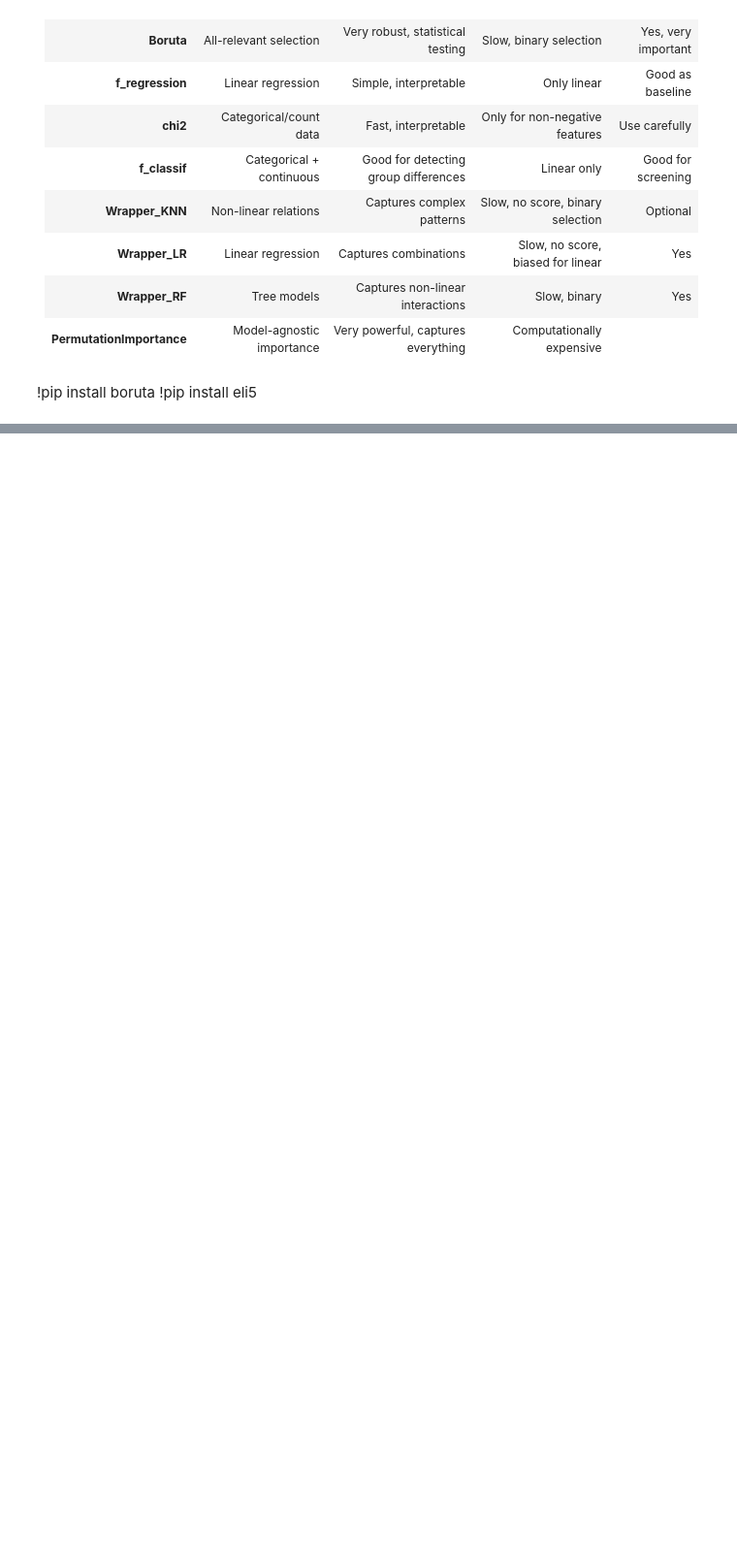
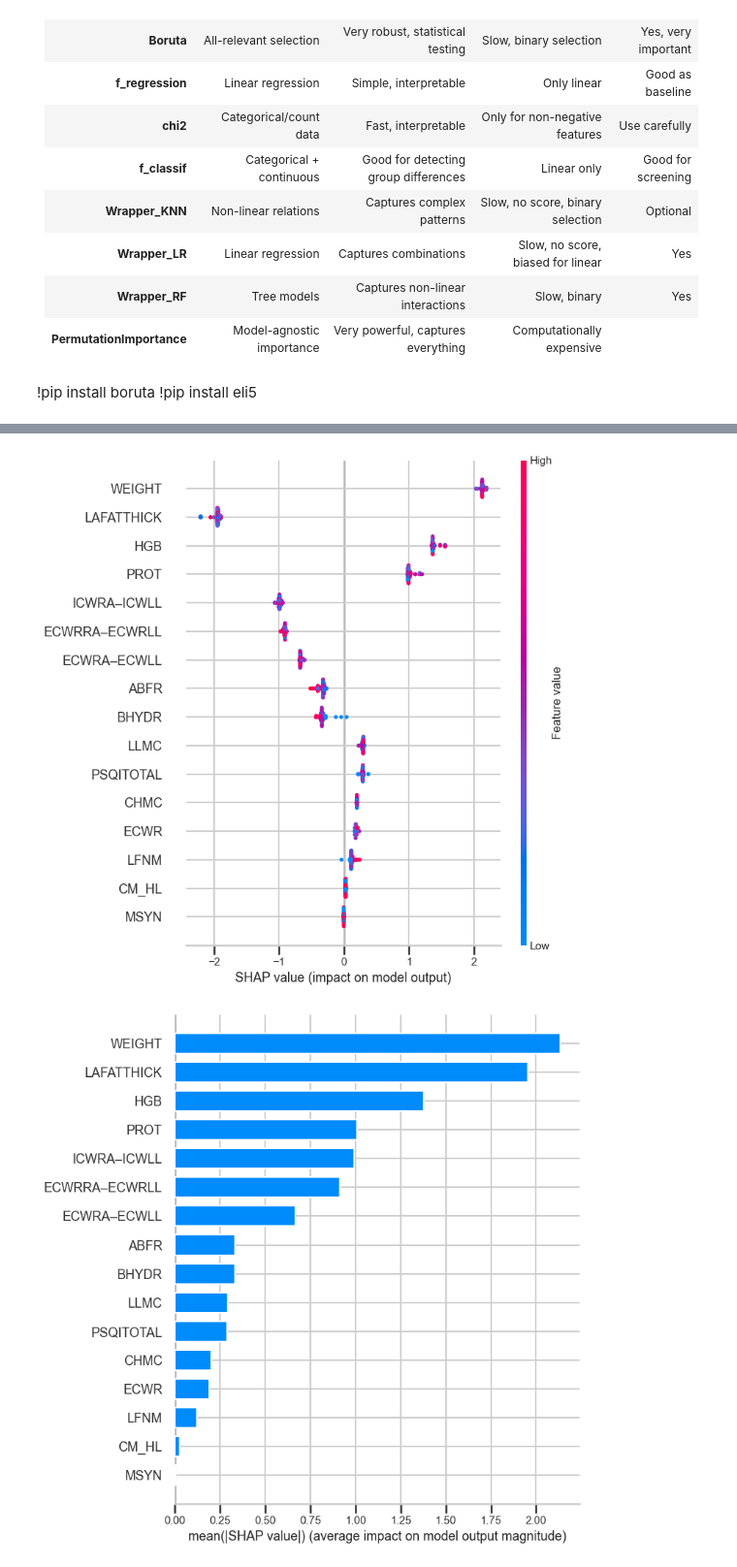
Before and after one commit to RafsanJany-UST/CODE_With_SHA, a Jupyter notebook: MY/Triassic_1.ipynb, the cells around one changed output, grey strips where cells are left out. Shown at 97% size. Cells and saved outputs as stored; diff of their text form; code cells hidden in the pictures; blank space fills up the shorter version.

```diff
--- a/MY/Triassic_1.ipynb
+++ b/MY/Triassic_1.ipynb
@@ -559,0 +1158,43 @@ for method in feature_method:
+# %%
+
+
+import shap
+import lime
+import lime.lime_tabular
+from sklearn.inspection import PartialDependenceDisplay
+import matplotlib.pyplot as plt
+import seaborn as sns
+
+# Important: choose your "best model" and feature set from Step 4
+
+# Example — assume RandomForest + MinimalStableFeatures
+# can change this:
+
+best_model = RandomForestRegressor(n_estimators=100, random_state=42)
+X_best = X_minimal
+y_best = y
+
+# Train best model on full data
+scaler = StandardScaler()
+X_scaled = scaler.fit_transform(X_best)
+
+best_model.fit(X_scaled, y_best)
+
+# For SHAP & LIME → use non-scaled version:
+X_best_orig = X_best.values
+feature_names = X_best.columns.tolist()
+# %%
+#  SHAP Global Explanation
+
+# Tree-based models → use TreeExplainer
+explainer = shap.TreeExplainer(best_model)
+shap_values = explainer.shap_values(X_best_orig)
+
+# SHAP Summary Plot (global feature importance)
+shap.summary_plot(shap_values, X_best_orig, feature_names=feature_names)
+
+# SHAP Bar Plot
+shap.summary_plot(shap_values, X_best_orig, feature_names=feature_names, plot_type='bar')
+# %% [output]
+[figure, added]
+[figure, added]
```
Also changed, not shown: parts of 32 cells of this notebook, 1 other file.
